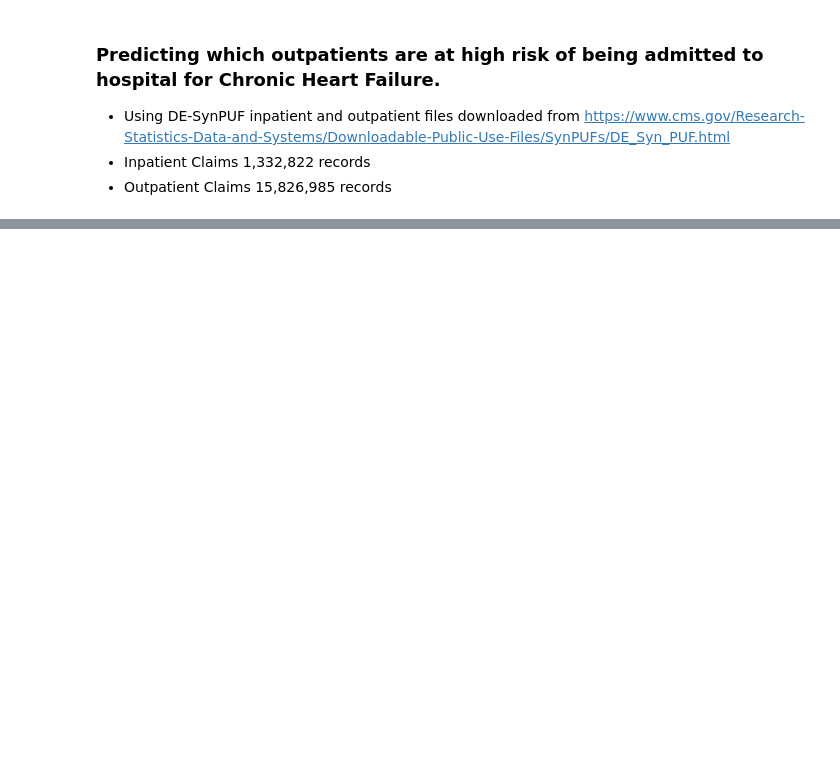
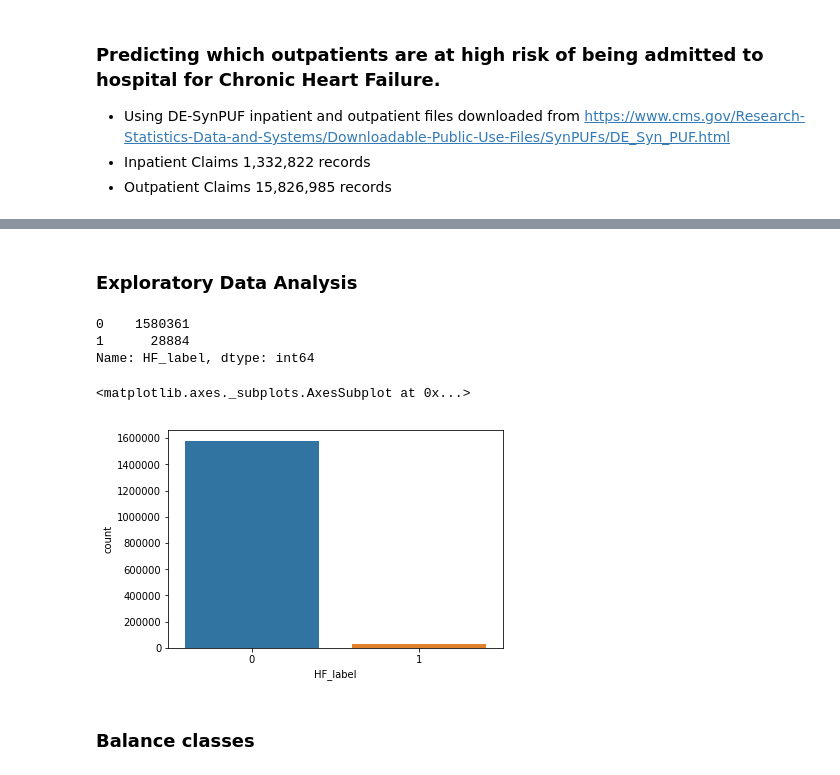
Before and after one commit to barbking/healthcare_analytics_medicare_DESynPUF_dataset, a Jupyter notebook: BarbKing-HealthCare-Analytics-Project.ipynb, the cells around one changed output, grey strips where cells are left out. Drawn from its saved outputs; the diff is of its cells as text; code cells hidden in the pictures; blank space fills up the shorter version.

Commit message:
project data prep

```diff
--- a/BarbKing-HealthCare-Analytics-Project.ipynb
+++ b/BarbKing-HealthCare-Analytics-Project.ipynb
@@ -4,13 +4,14 @@
 - Inpatient Claims 1,332,822 records
 - Outpatient Claims 15,826,985 records
 # %%
-# import and read file, use NaN for elements with no values
+# import and read intial file Michelle has transformed/merged from inpatient/outpatient recods,
+# use NaN for elements with no values
 from pandas import DataFrame, read_csv
 import matplotlib.pyplot as plt
 import pandas as pd
+import numpy as np
 
-df = pd.read_csv("op_comb_ip_final.csv", na_values = ['no info', '.'],dtype={'OPPRCDR1': object,'OPHCPCS2': object,
-                                                                            'OPHCPCS4': object, 'OPHCPCS5': object},low_memory=False)
+df = pd.read_csv("OpToIp_OpNoAdmsn_Merged_Reduced_agg_DiagCode_join_BenefTable.csv", na_values = ['no info', '.'],low_memory=False)
 # %%
 #print(df.head(5))
 print(df.shape)
@@ -79,0 +89,9 @@ Name: ip_4280, dtype: int64
+# %%
+df_model=df[['1', '2', '3', '4', '5', '6', '7', '8', '9',
+       '10', '11', '12', '13', '14', '15', '16', '17', '18', '19',
+       'Median(days_op_to_ip)','BENE_SEX_IDENT_CD',
+       'SP_STATE_CODE', 'BENE_RACE_CD', 'Age','HF label']]
+# %%
+# rename HF label column so no space
+df_model.rename(columns={'HF label':'HF_label'}, inplace = True)
+print(df_model.head(5))
@@ -79,0 +119,17 @@ Name: ip_4280, dtype: int64
+# %% [markdown]
+### Exploratory Data Analysis
+# %%
+import seaborn as sns
+import matplotlib.pyplot as plt
+df_model['HF_label'].value_counts()
+# %% [output]
+0    1580361
+1      28884
+Name: HF_label, dtype: int64
+# %%
+sns.countplot(x='HF_label', data=df_model)
+# %% [output]
+<matplotlib.axes._subplots.AxesSubplot at 0x...>
+[figure, added]
+# %% [markdown]
+### Balance classes
```
Also changed, not shown: parts of 19 cells of this notebook, 1 other file.
